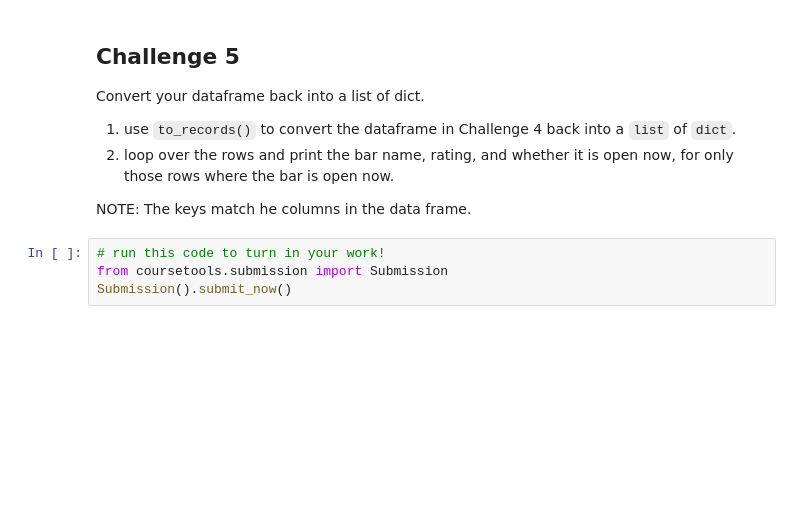
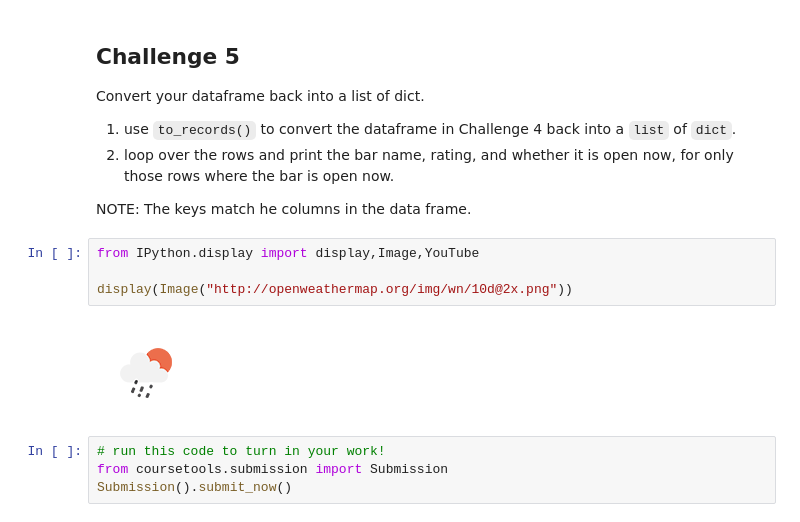
Before and after one commit to IST256/spring2022, a Jupyter notebook: lessons/12-pandas/SmallGroup-Pandas.ipynb, the cells around one changed output. Drawn from its saved outputs; the diff is of its cells as text; blank space fills up the shorter version.

```diff
--- a/lessons/12-pandas/SmallGroup-Pandas.ipynb
+++ b/lessons/12-pandas/SmallGroup-Pandas.ipynb
@@ -99,6 +288,12 @@ Convert your dataframe back into a list of dict.
    for only those rows where the bar is open now.
 
 NOTE: The keys match he columns in the data frame.
+# %%
+from IPython.display import display,Image,YouTube
+
+display(Image("http://openweathermap.org/img/wn/10d@2x.png"))
+# %% [output]
+[figure, added]
 # %%
 # run this code to turn in your work!
 from coursetools.submission import Submission
```
Also changed, not shown: parts of 17 cells of this notebook, 2 other files.
